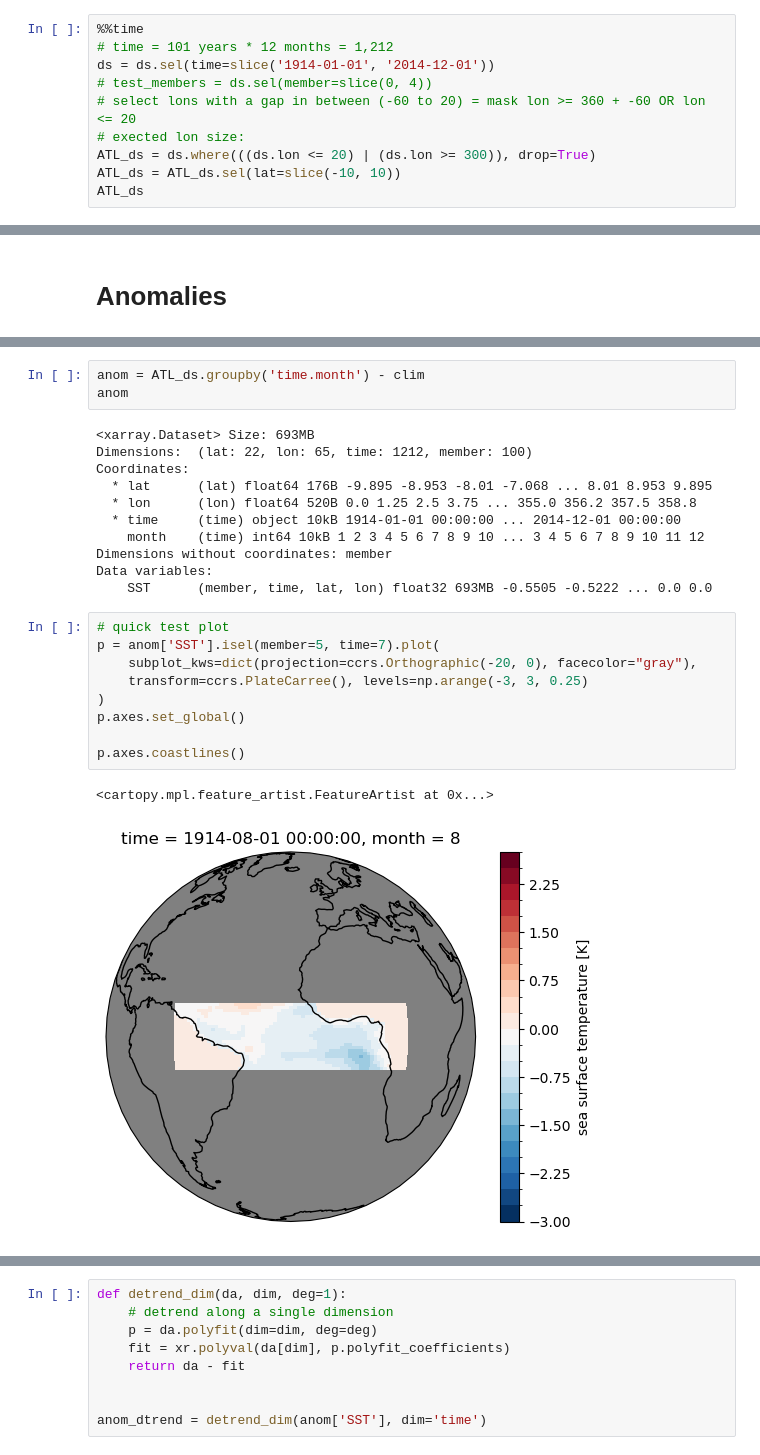
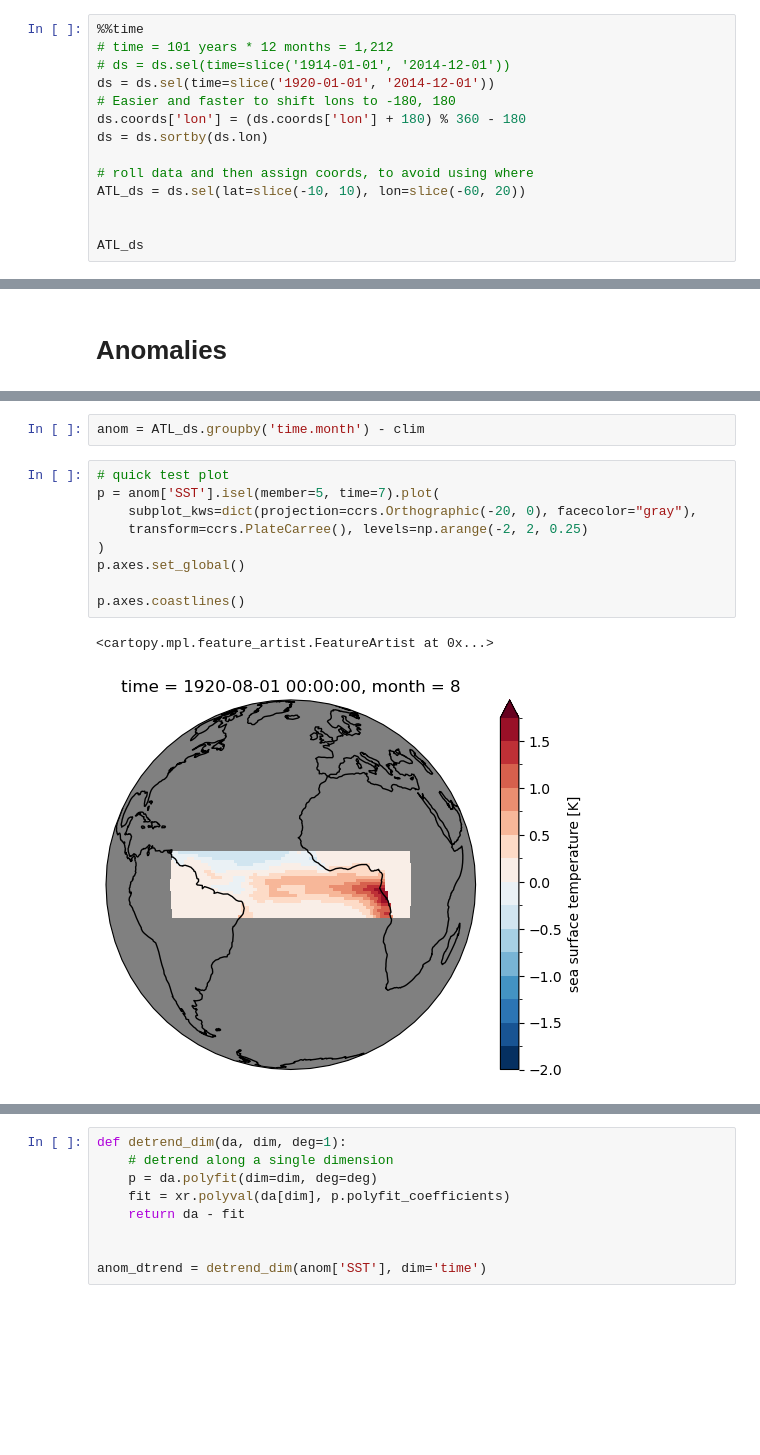
Before and after one commit to allan3prez/ATLN_HG, a Jupyter notebook: AN_EOFa_CESM21.ipynb, the cells around one changed output, grey strips where cells are left out. Drawn from its saved outputs; the diff is of its cells as text; blank space fills up the shorter version.

Commit message:
Fixed longitude problem and got ensemble mean plots

```diff
--- a/AN_EOFa_CESM21.ipynb
+++ b/AN_EOFa_CESM21.ipynb
@@ -27,11 +29,15 @@ Data variables:
 # %%
 %%time
 # time = 101 years * 12 months = 1,212
-ds = ds.sel(time=slice('1914-01-01', '2014-12-01'))
-# test_members = ds.sel(member=slice(0, 4))
-# select lons with a gap in between (-60 to 20) = mask lon >= 360 + -60 OR lon <= 20
-# exected lon size:
-ATL_ds = ds.where(((ds.lon <= 20) | (ds.lon >= 300)), drop=True)
-ATL_ds = ATL_ds.sel(lat=slice(-10, 10))
+# ds = ds.sel(time=slice('1914-01-01', '2014-12-01'))
+ds = ds.sel(time=slice('1920-01-01', '2014-12-01'))
+# Easier and faster to shift lons to -180, 180
+ds.coords['lon'] = (ds.coords['lon'] + 180) % 360 - 180
+ds = ds.sortby(ds.lon)
+
+# roll data and then assign coords, to avoid using where
+ATL_ds = ds.sel(lat=slice(-10, 10), lon=slice(-60, 20))
+
+
 ATL_ds
 # %% [output]
@@ -75,28 +59,16 @@ Data variables:
 # %%
 anom = ATL_ds.groupby('time.month') - clim
-anom
-# %% [output]
-<xarray.Dataset> Size: 693MB
-Dimensions:  (lat: 22, lon: 65, time: 1212, member: 100)
-Coordinates:
-  * lat      (lat) float64 176B -9.895 -8.953 -8.01 -7.068 ... 8.01 8.953 9.895
-  * lon      (lon) float64 520B 0.0 1.25 2.5 3.75 ... 355.0 356.2 357.5 358.8
-  * time     (time) object 10kB 1914-01-01 00:00:00 ... 2014-12-01 00:00:00
-    month    (time) int64 10kB 1 2 3 4 5 6 7 8 9 10 ... 3 4 5 6 7 8 9 10 11 12
-Dimensions without coordinates: member
-Data variables:
-    SST      (member, time, lat, lon) float32 693MB -0.5505 -0.5222 ... 0.0 0.0
 # %%
 # quick test plot
 p = anom['SST'].isel(member=5, time=7).plot(
     subplot_kws=dict(projection=ccrs.Orthographic(-20, 0), facecolor="gray"),
-    transform=ccrs.PlateCarree(), levels=np.arange(-3, 3, 0.25)
+    transform=ccrs.PlateCarree(), levels=np.arange(-2, 2, 0.25)
 )
 p.axes.set_global()
 
 p.axes.coastlines()
 # %% [output]
 <cartopy.mpl.feature_artist.FeatureArtist at 0x...>
-[figure, old version]
+[figure, new version]
 # %% [markdown]
 # Detrend
```
Also changed, not shown: parts of 32 cells of this notebook, 1 other file.
